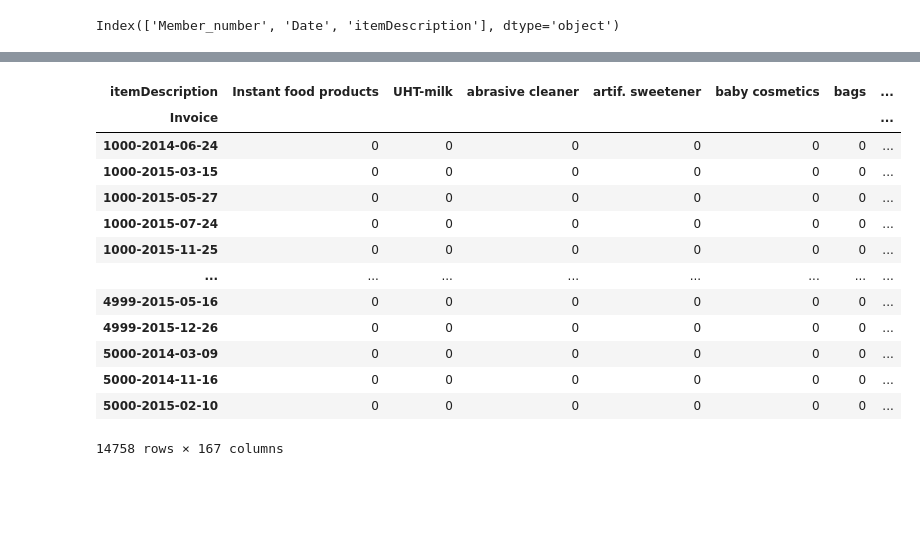
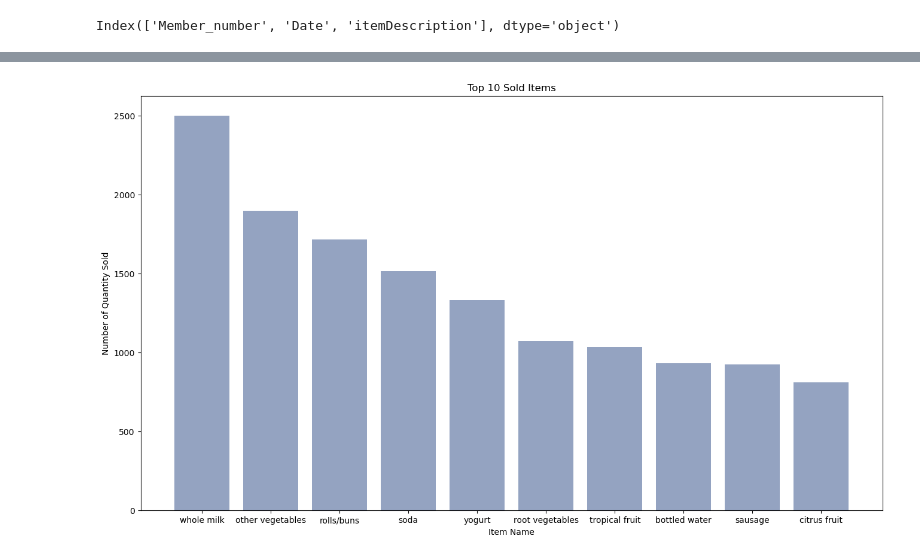
Before and after one commit to Chethan34/Market-Basket-Analysis, a Jupyter notebook: MasketBasketAnalysis.ipynb, the cells around one changed output, grey strips where cells are left out. Drawn from its saved outputs; the diff is of its cells as text; code cells hidden in the pictures; blank space fills up the shorter version.

```diff
--- a/MasketBasketAnalysis.ipynb
+++ b/MasketBasketAnalysis.ipynb
@@ -85,6 +79,0 @@ data['Date'] = pd.to_datetime(data['Date'], dayfirst=True)
-# %%
-#creating a new column called 'Quantity'
-data['Quantity'] = np.full_like(data['itemDescription'], 1).astype(int)
-# %%
-#creating a new column called 'Invoice'
-data['Invoice'] = data["Member_number"].astype(str) + '-' + data['Date'].astype(str)
@@ -140,25 +80,29 @@ basket_encode = basket.map(encode)
-# %%
-#Filtering basket's row to identify only rows with 2 or more products on the invoice:
-
-# number of entries reduced from 14963 to 14758,
-# 205 rows were removed from Market Basket Analysis (rows with 1 or less products on the invoice).
-
-basket_filter = basket_encode[(basket_encode > 0).sum(axis =1 )>=2]
-basket_filter
-# %% [output]
-| itemDescription | Instant food products | UHT-milk | abrasive cleaner | artif. sweetener | baby cosmetics | bags | ... |
-| Invoice |  |  |  |  |  |  | ... |
-| 1000-2014-06-24 | 0 | 0 | 0 | 0 | 0 | 0 | ... |
-| 1000-2015-03-15 | 0 | 0 | 0 | 0 | 0 | 0 | ... |
-| 1000-2015-05-27 | 0 | 0 | 0 | 0 | 0 | 0 | ... |
-| 1000-2015-07-24 | 0 | 0 | 0 | 0 | 0 | 0 | ... |
-| 1000-2015-11-25 | 0 | 0 | 0 | 0 | 0 | 0 | ... |
-| ... | ... | ... | ... | ... | ... | ... | ... |
-| 4999-2015-05-16 | 0 | 0 | 0 | 0 | 0 | 0 | ... |
-| 4999-2015-12-26 | 0 | 0 | 0 | 0 | 0 | 0 | ... |
-| 5000-2014-03-09 | 0 | 0 | 0 | 0 | 0 | 0 | ... |
-| 5000-2014-11-16 | 0 | 0 | 0 | 0 | 0 | 0 | ... |
-| 5000-2015-02-10 | 0 | 0 | 0 | 0 | 0 | 0 | ... |
-14758 rows × 167 columns
 # %%
-#===================================================================================================
+#step 2.Performing EDA
+
+#2.1:Creating distribution for sold Items
+## Declaring variables
+Item_distr = data.groupby(by = "itemDescription").size().reset_index(name='Frequency').sort_values(by = 'Frequency',ascending=False).head(10)
+bars = Item_distr["itemDescription"]
+height = Item_distr["Frequency"]
+x_pos = np.arange(len(bars))
+
+## Defining Figure Size
+
+plt.figure(figsize=(16,9))
+
+# Create bars
+plt.bar(x_pos, height, color=(0.3, 0.4, 0.6, 0.6))
+
+# Add title and axis names
+plt.title("Top 10 Sold Items")
+plt.xlabel("Item Name")
+plt.ylabel("Number of Quantity Sold")
+
+# Create names on the x-axis
+plt.xticks(x_pos, bars)
+
+# Show graph
+plt.show()
+# %% [output]
+[figure, added]
```
Also changed, not shown: parts of 16 cells of this notebook.
